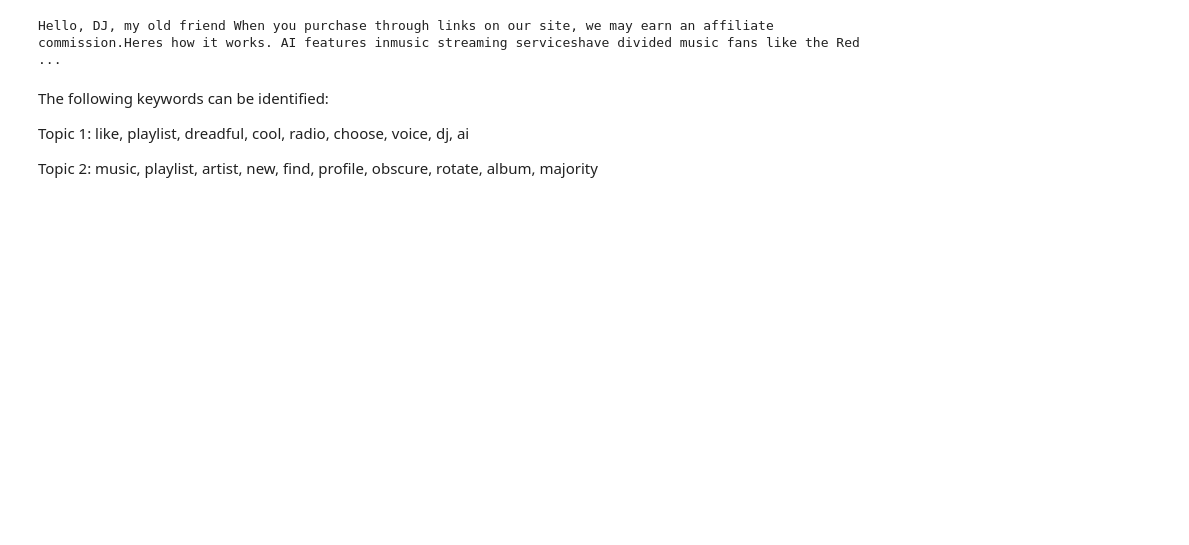
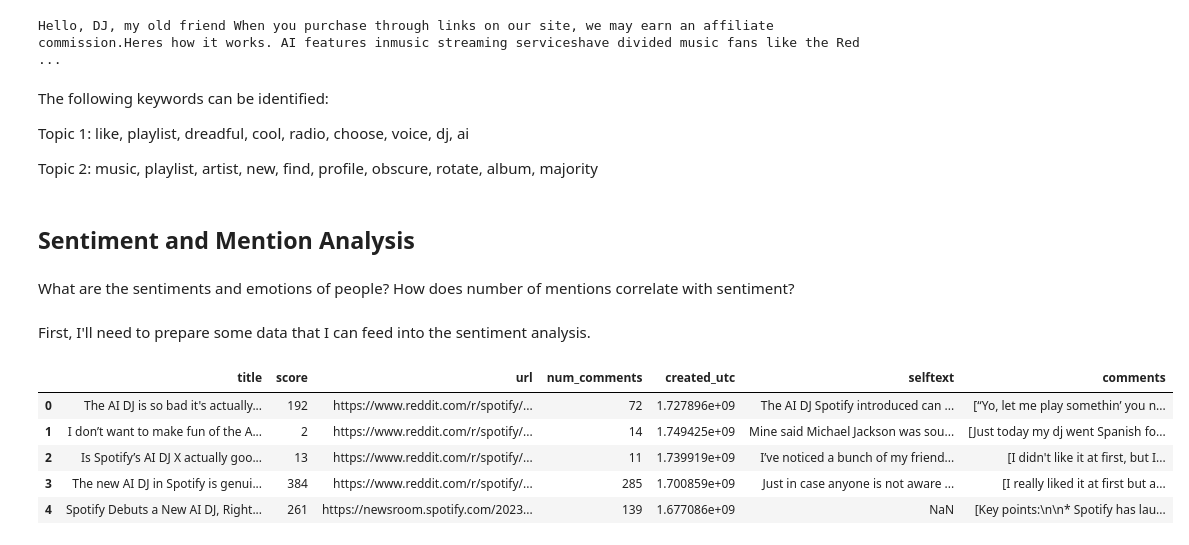
Before and after one commit to Prakhar896/SMAA2, a Jupyter notebook: analysis.ipynb, the cells around one changed output. Saved outputs shown, nothing was run; the diff lists cells and outputs as text; code cells hidden in the pictures; blank space fills up the shorter version.

Commit message:
collected text sentences for reddit data

```diff
--- a/analysis.ipynb
+++ b/analysis.ipynb
@@ -293,3 +293,9 @@ The following keywords can be identified:
 Topic 1: like, playlist, dreadful, cool, radio, choose, voice, dj, ai
 
 Topic 2: music, playlist, artist, new, find, profile, obscure, rotate, album, majority
+# %% [markdown]
+## Sentiment and Mention Analysis
+# %% [markdown]
+What are the sentiments and emotions of people? How does number of mentions correlate with sentiment?
+# %% [markdown]
+First, I'll need to prepare some data that I can feed into the sentiment analysis.
@@ -295,0 +307,11 @@ Topic 2: music, playlist, artist, new, find, profile, obscure, rotate, album, ma
+# %%
+redditData = pd.read_csv("reddit_spotify_ai_dj.csv")
+redditData.comments = redditData.comments.apply(lambda x: ast.literal_eval(x) if pd.notnull(x) else [])
+redditData.head()
+# %% [output]
+|  | title | score | url | num_comments | created_utc | selftext | comments |
+| 0 | The AI DJ is so bad it's actually... | 192 | https://www.reddit.com/r/spotify/... | 72 | 1.727896e+09 | The AI DJ Spotify introduced can ... | [“Yo, let me play somethin’ you n... |
+| 1 | I don’t want to make fun of the A... | 2 | https://www.reddit.com/r/spotify/... | 14 | 1.749425e+09 | Mine said Michael Jackson was sou... | [Just today my dj went Spanish fo... |
+| 2 | Is Spotify’s AI DJ X actually goo... | 13 | https://www.reddit.com/r/spotify/... | 11 | 1.739919e+09 | I’ve noticed a bunch of my friend... | [I didn't like it at first, but I... |
+| 3 | The new AI DJ in Spotify is genui... | 384 | https://www.reddit.com/r/spotify/... | 285 | 1.700859e+09 | Just in case anyone is not aware ... | [I really liked it at first but a... |
+| 4 | Spotify Debuts a New AI DJ, Right... | 261 | https://newsroom.spotify.com/2023... | 139 | 1.677086e+09 | NaN | [Key points:\n\n* Spotify has lau... |
```
Also changed, not shown: parts of 5 cells of this notebook, 1 other file.
